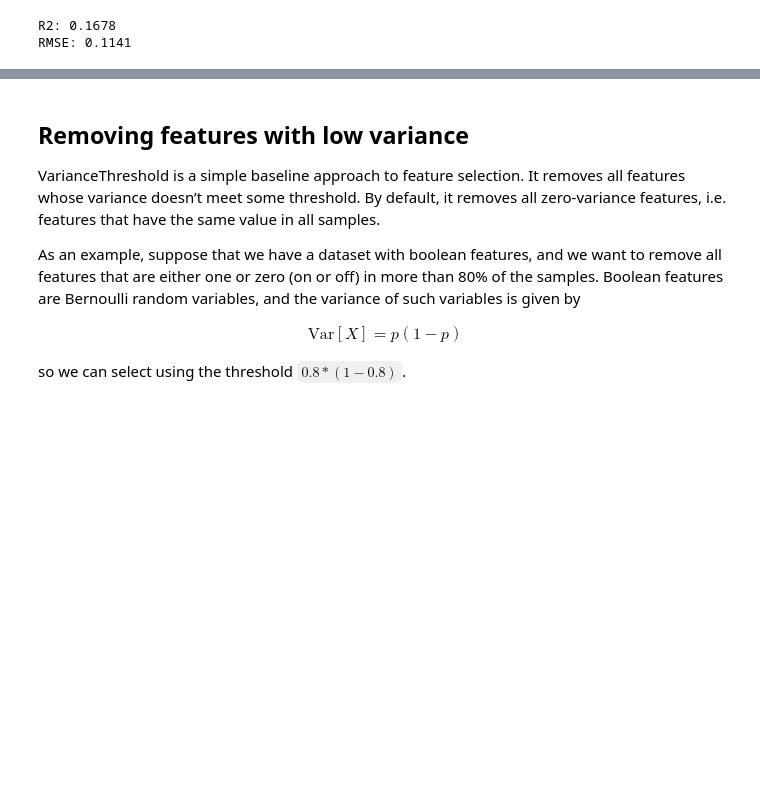
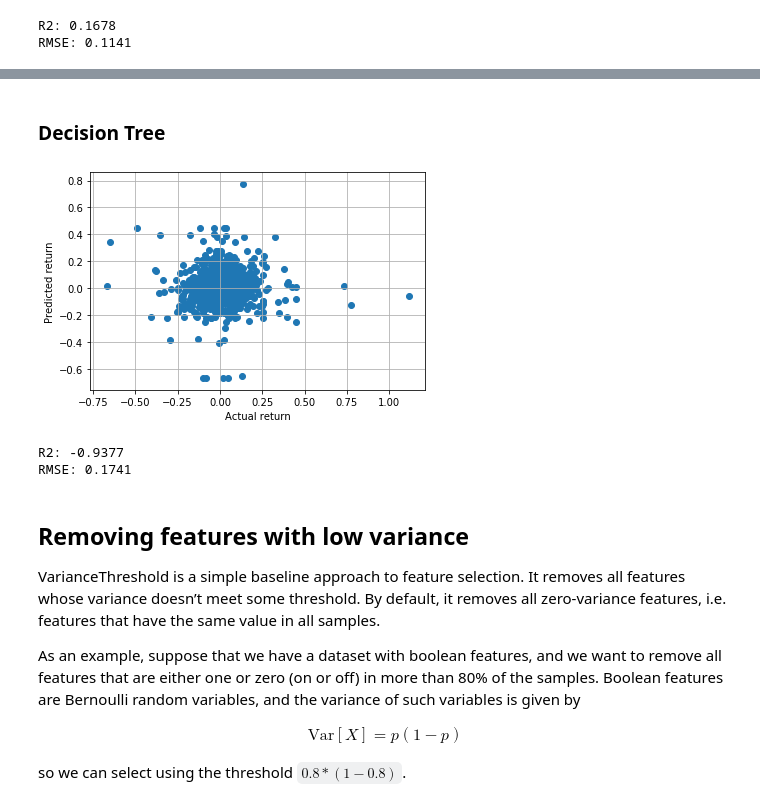
Before and after one commit to yxr126/yujiaren, a Jupyter notebook: Stock_return.ipynb, the cells around one changed output, grey strips where cells are left out. Saved outputs shown, nothing was run; the diff lists cells and outputs as text; code cells hidden in the pictures; blank space fills up the shorter version.

```diff
--- a/Stock_return.ipynb
+++ b/Stock_return.ipynb
@@ -284,3 +310,11 @@ RMSE: 0.1141
+# %% [markdown]
+### Decision Tree
+# %%
+evaluation(x, y, metric=decisiontree, alpha=None)
+# %% [output]
+[figure, added]
+R2: -0.9377
+RMSE: 0.1741
 # %% [markdown]
 ## Removing features with low variance
 
```
Also changed, not shown: parts of 27 cells of this notebook, 9 other files.
